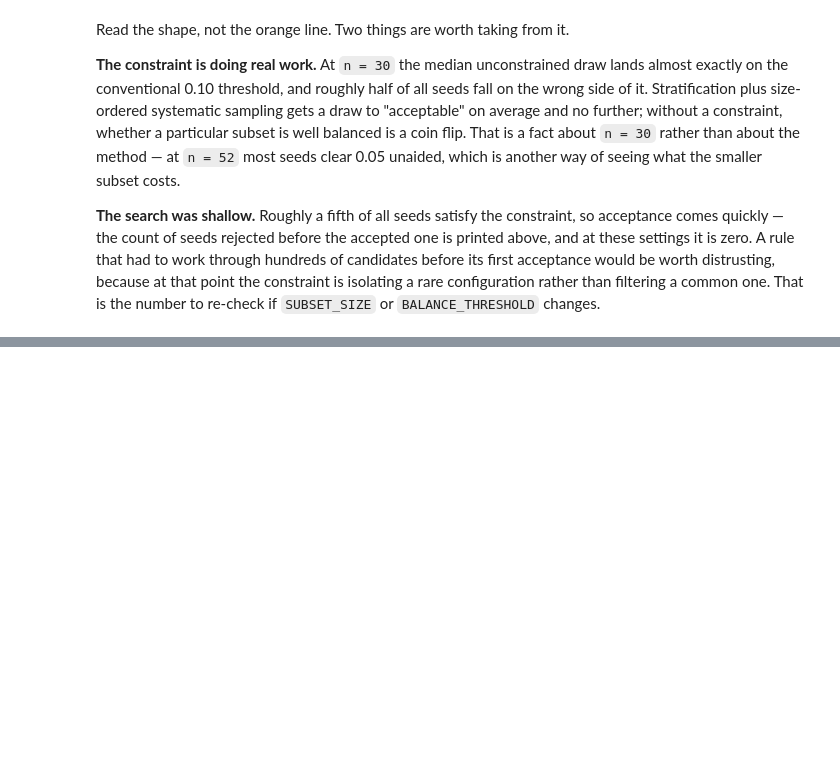
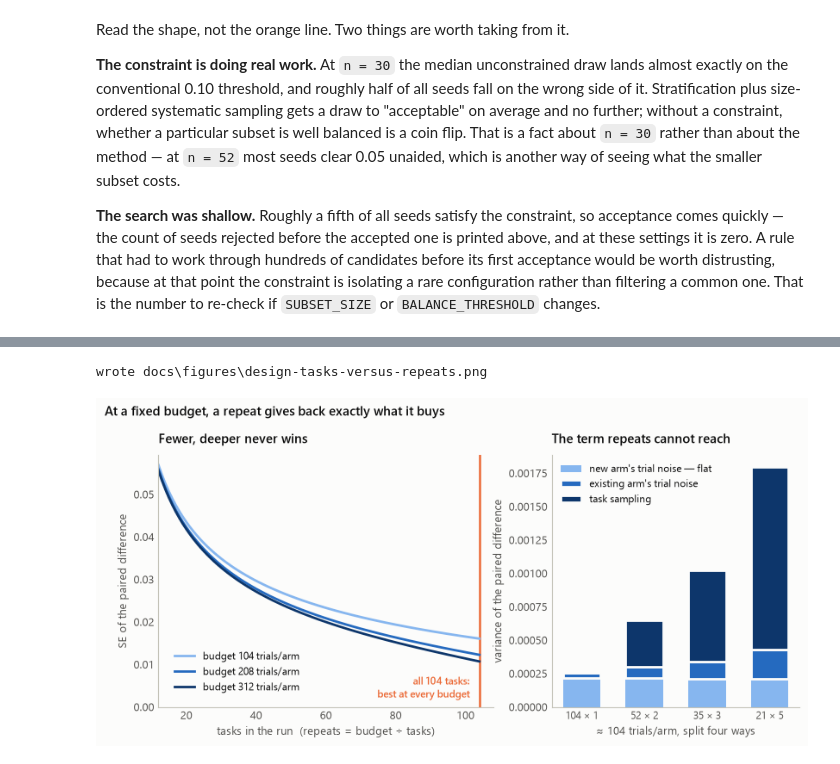
Before and after one commit to Tim-Dietrich/EvaluationPlatform, a Jupyter notebook: notebooks/nl2repobench-subset-selection.ipynb, the cells around one changed output, grey strips where cells are left out. Saved outputs shown, nothing was run; the diff lists cells and outputs as text; code cells hidden in the pictures; blank space fills up the shorter version.

```diff
--- a/notebooks/nl2repobench-subset-selection.ipynb
+++ b/notebooks/nl2repobench-subset-selection.ipynb
@@ -992,29 +1026,53 @@ wrote docs\figures\subset-precision-vs-size.png
 # %%
-S = 0.30                       # assumed per-task SD; replace with the measured value
-cost_per_trial_minutes = 6     # NL2RepoBench task, wall clock
-repeats = 5
+fig, (left, right) = plt.subplots(1, 2, figsize=(9.6, 3.8),
+                                  gridspec_kw={"width_ratios": [1.35, 1]})
 
-rows = []
-for n in (20, 26, 30, 36, 40, 52, 104):
-    absolute = 1.96 * stratified_se(n, S)
-    paired = {rho: 1.96 * stratified_se(n, math.sqrt(2 * S**2 * (1 - rho)))
-              for rho in (0.6, 0.8)}
-    trials = n * repeats
-    rows.append({
-        "n": n,
-        "trials per arm": trials,
-        "hours per arm": trials * cost_per_trial_minutes / 60,
-        "saving vs full": 1 - n / 104,
-        "±CI, absolute mean": absolute,
-        "±CI, paired diff (rho=0.6)": paired[0.6],
-        "±CI, paired diff (rho=0.8)": paired[0.8],
-    })
+# --- left: SE against task count, at three fixed budgets --------------------
+n_grid = np.arange(12, 105)
+for colour, T in zip([BAND_COLOR[level] for level in LEVELS], (104, 208, 312)):
+    se = se_paired(n_grid, T / n_grid)
+    left.plot(n_grid, se, color=colour, label=f"budget {T} trials/arm")
+left.axvline(N_POP, color="#eb6834", linewidth=1.8, zorder=1)
+left.set_xlim(12, 108)
+left.set_ylim(0, None)
+# Below the curves, which all descend to the right — the only clear space here.
+left.annotate("all 104 tasks:\nbest at every budget", xy=(N_POP, left.get_ylim()[1] * 0.02),
+              xytext=(-8, 0), textcoords="offset points", ha="right", va="bottom",
+              fontsize=8.5, color="#eb6834", fontweight="semibold", linespacing=1.5)
+left.set_xlabel("tasks in the run  (repeats = budget ÷ tasks)")
+left.set_ylabel("SE of the paired difference")
+left.set_title("Fewer, deeper never wins")
+left.legend(loc="lower left", bbox_to_anchor=(0.02, 0.02))
+tidy(left, grid_axis="y")
 
-pd.DataFrame(rows).set_index("n").style.format({
-    "hours per arm": "{:.1f}",
-    "saving vs full": "{:.0%}",
-    "±CI, absolute mean": "{:.3f}",
-    "±CI, paired diff (rho=0.6)": "{:.3f}",
-    "±CI, paired diff (rho=0.8)": "{:.3f}",
-})
+# --- right: where the variance actually comes from --------------------------
+designs = [("104 × 1", 104, 1), ("52 × 2", 52, 2), ("35 × 3", 35, 3), ("21 × 5", 21, 5)]
+S_D2 = 2 * ASSUMED_S**2 * (1 - ASSUMED_RHO)
+x = np.arange(len(designs))
+new_noise, ref_noise, samp = [], [], []
+for _, n, R in designs:
+    new_noise.append((1 / n) * ASSUMED_SIGMA**2 / R)
+    ref_noise.append((1 / n) * ASSUMED_SIGMA**2 / EXISTING_REPEATS)
+    samp.append((1 / n) * (1 - n / N_POP) * S_D2)
+
+bottom2 = np.array(new_noise)
+bottom3 = bottom2 + np.array(ref_noise)
+right.bar(x, new_noise, width=0.6, color=BAND_COLOR["Easy"],
+          label="new arm's trial noise — flat")
+right.bar(x, ref_noise, width=0.6, bottom=bottom2, color=BAND_COLOR["Medium"],
+          edgecolor=SURFACE, linewidth=2, label="existing arm's trial noise")
+right.bar(x, samp, width=0.6, bottom=bottom3, color=BAND_COLOR["Hard"],
+          edgecolor=SURFACE, linewidth=2, label="task sampling")
+right.set_xticks(x, [label for label, _, _ in designs], fontsize=8.5)
+right.set_xlabel("≈ 104 trials/arm, split four ways")
+right.set_ylabel("variance of the paired difference")
+right.set_title("The term repeats cannot reach")
+right.legend(loc="upper left")
+tidy(right, grid_axis="y")
+
+fig.suptitle("At a fixed budget, a repeat gives back exactly what it buys",
+             x=0.06, ha="left", fontsize=11, fontweight="semibold", y=1.03)
+
+save(fig, "design-tasks-versus-repeats")
+plt.show()
 # %% [output]
@@ -1030 +1079,3 @@ pd.DataFrame(rows).set_index("n").style.format({
+wrote docs\figures\design-tasks-versus-repeats.png
+[figure, added]
 # %% [markdown]
```
Also changed, not shown: parts of 23 cells of this notebook, 3 other files.
